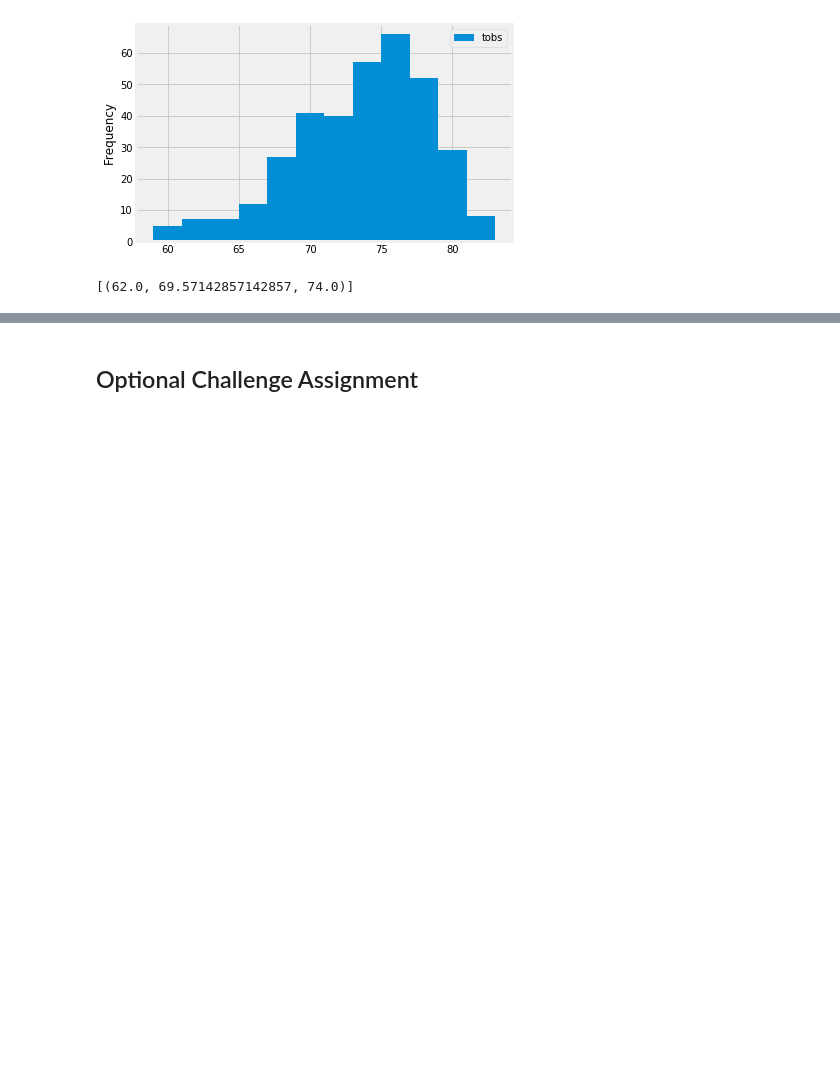
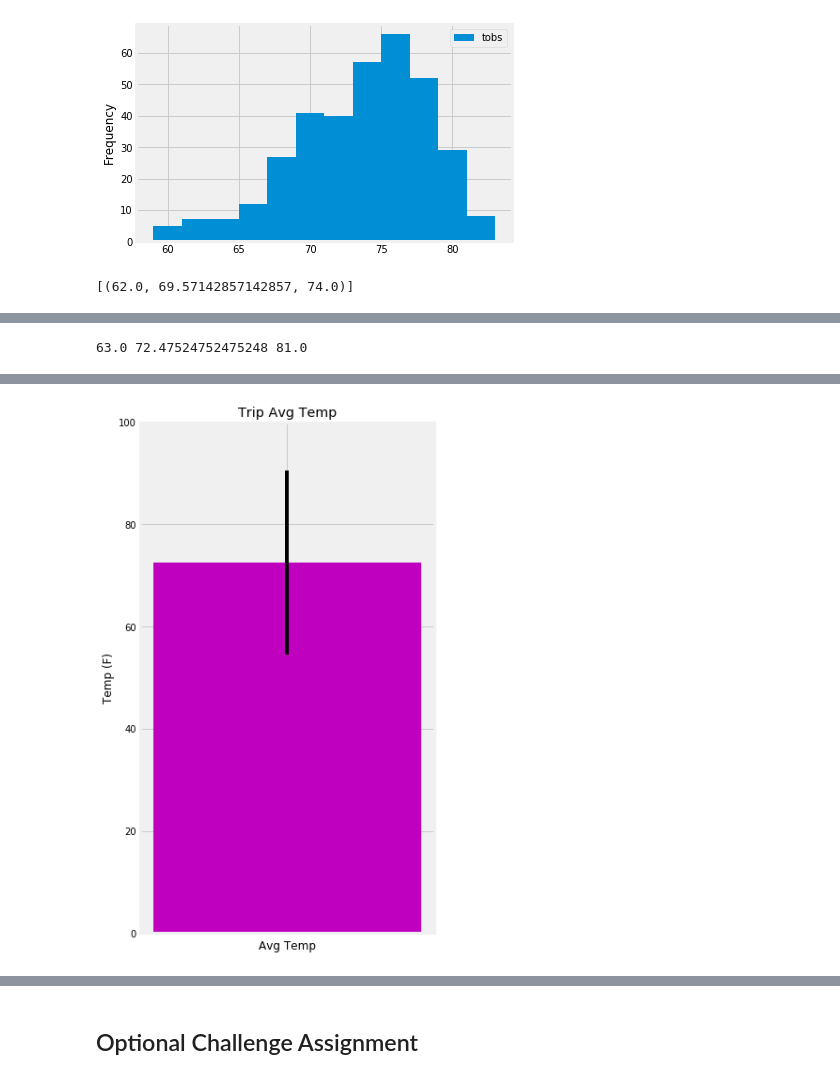
Before and after one commit to c-l-nguyen/sqlalchemy-challenge, a Jupyter notebook: climate_starter.ipynb, the cells around one changed output, grey strips where cells are left out. Saved outputs shown, nothing was run; the diff lists cells and outputs as text; code cells hidden in the pictures; blank space fills up the shorter version.

```diff
--- a/climate_starter.ipynb
+++ b/climate_starter.ipynb
@@ -202,6 +201,34 @@ print(calc_temps('2012-02-28', '2012-03-05'))
+# %%
+# Use your previous function `calc_temps` to calculate the tmin, tavg, and tmax
+# for your trip using the previous year's data for those same dates.
+
+# Let's choose the date range 4/10/2014-4/22/2014. That seems like a good amount of time for a trip to Hawaii!
+trip_start_date = '2014-04-10'
+trip_end_date = '2014-04-22'
+
+last_year_date= (dt.datetime.strptime(last_date[0],'%Y-%m-%d') - dt.timedelta(days=365)).strftime('%Y-%m-%d')
+
+def get_last_year_dates(start_date, end_date):
+    last_year_start_date = (dt.datetime.strptime(start_date,'%Y-%m-%d') - dt.timedelta(days=365)).strftime('%Y-%m-%d')
+    last_year_end_date = (dt.datetime.strptime(end_date,'%Y-%m-%d') - dt.timedelta(days=365)).strftime('%Y-%m-%d')
+    return last_year_start_date, last_year_end_date
+
+last_start_date, last_end_date = get_last_year_dates(trip_start_date, trip_end_date)
+
+tmin, tavg, tmax = calc_temps(last_start_date,last_end_date)[0]
+print(tmin, tavg, tmax)
+# %% [output]
+63.0 72.47524752475248 81.0
 # %%
 # Plot the results from your previous query as a bar chart.
 # Use "Trip Avg Temp" as your Title
 # Use the average temperature for the y value
 # Use the peak-to-peak (tmax-tmin) value as the y error bar (yerr)
+
+plt.figure(figsize=(5,10));
+plt.bar(x="",height=tavg,yerr=tmax-tmin,color='m');
+plt.ylim(0,100);
+plt.xlabel("Avg Temp")
+plt.ylabel("Temp (F)");
+plt.title("Trip Avg Temp");
 # %% [output]
@@ -210,3 +235,4 @@ print(calc_temps('2012-02-28', '2012-03-05'))
+[figure, added]
 # %%
 # Calculate the total amount of rainfall per weather station for your trip dates using the previous year's matching dates.
 # Sort this in descending order by precipitation amount and list the station, name, latitude, longitude, and elevation
```
Also changed, not shown: parts of 16 cells of this notebook.
